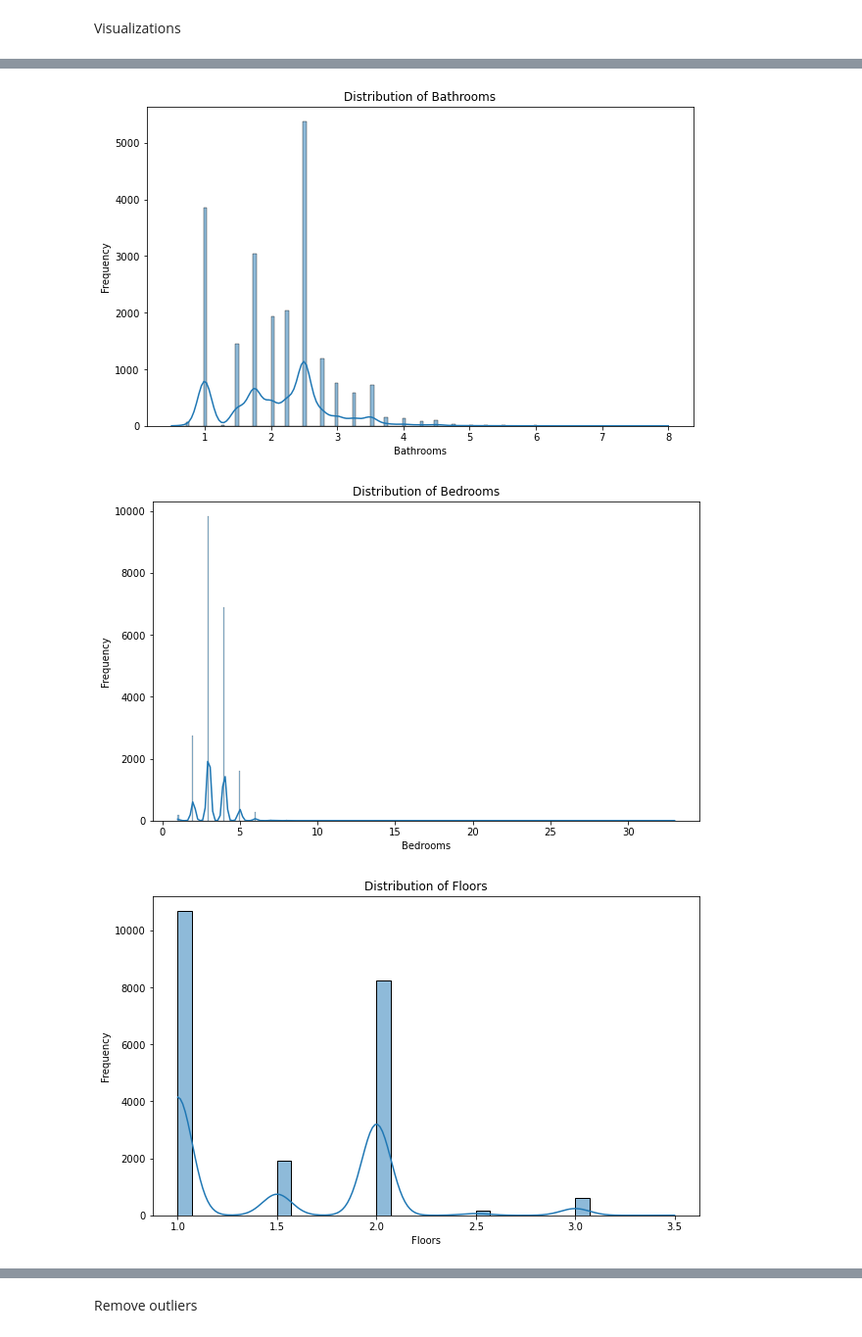
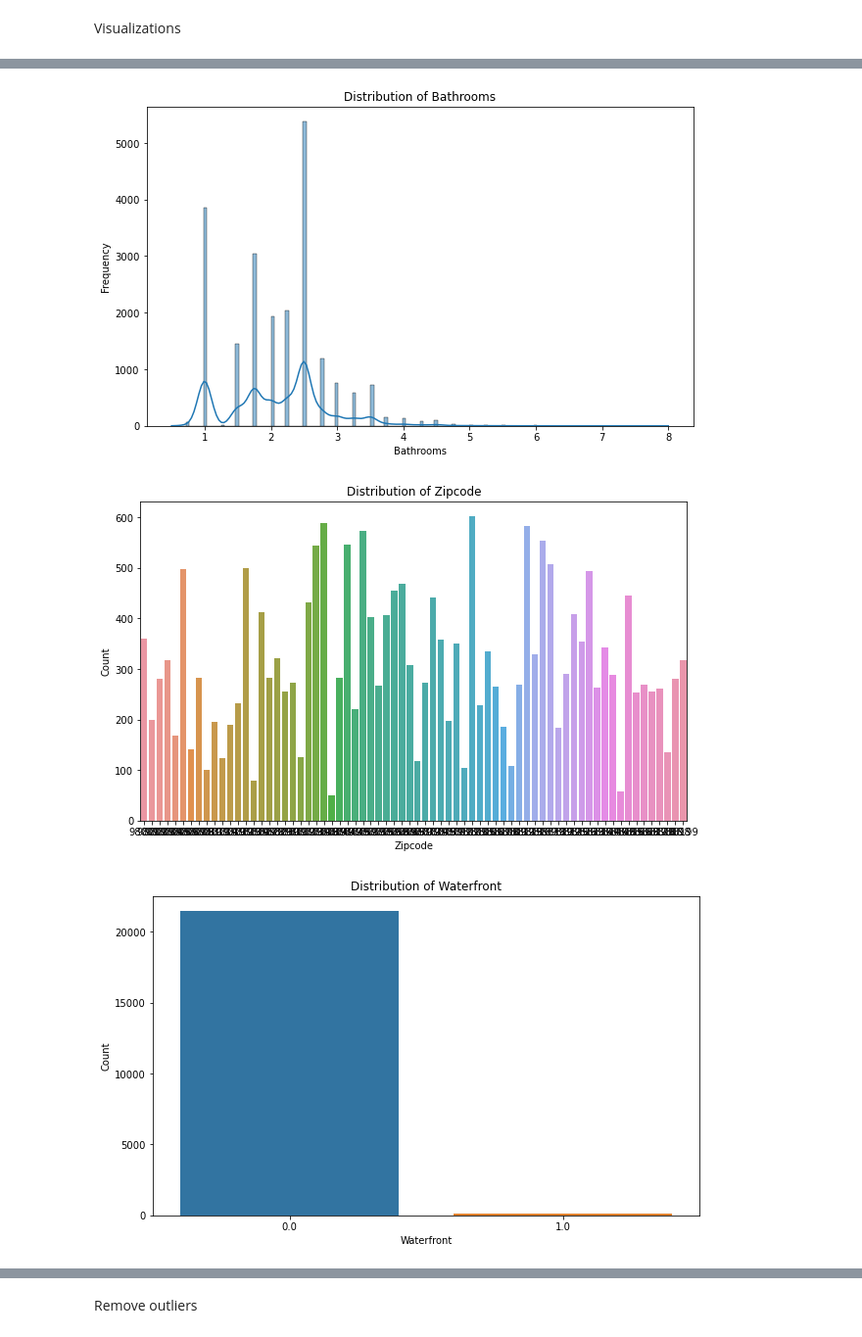
Before and after one commit to ANGI3MAINA/King-County-Housing-Analysis, a Jupyter notebook: index.ipynb, the cells around one changed output, grey strips where cells are left out. Shown at 98% size. Drawn from its saved outputs; the diff is of its cells as text; code cells hidden in the pictures.

Commit message:
EDA and initial visualizations

```diff
--- a/index.ipynb
+++ b/index.ipynb
@@ -110,7 +116,7 @@ King County dataset has:
 # %%
 # Columns to drop
 columns_to_drop = ['date', 'view', 'sqft_above', 'sqft_basement',
-                   'yr_renovated', 'zipcode', 'lat', 'long',
+                   'yr_renovated', 'lat', 'long',
                    'sqft_living15', 'sqft_lot15']
 
 # Drop the specified columns
@@ -222,0 +257,11 @@ SHAPE: (21594, 11)
+# %%
+# ensuring that 'zipcode' and 'waterfront' are categorical
+house_df_cleaned = house_df.copy()
+house_df_cleaned.loc[:, 'zipcode'] = house_df_cleaned['zipcode'].astype('category')
+house_df_cleaned.loc[:, 'waterfront'] = house_df_cleaned['waterfront'].astype('category')
+
+# Generate dummy variables for 'zipcode' and 'waterfront'
+house_df_dummies = pd.get_dummies(house_df_cleaned, columns=['zipcode', 'waterfront'], drop_first=True)
+
+# Display the first few rows of the transformed DataFrame
+house_df_dummies.head()
@@ -251,7 +329,7 @@ Name: price, dtype: float64
 # %%
-##SELECT relevant features with the highest correlations
+
 # Selected relevant features based on correlation and feature importance
-selected_features = ['price', 'sqft_living', 'grade', 'bathrooms', 'bedrooms', 'floors']
+selected_features = ['price', 'sqft_living', 'grade', 'bathrooms', 'zipcode', 'waterfront']
 # Select only the relevant columns
 house_df_relevant = house_df_cleaned[selected_features]
 # Display the first few rows to verify
@@ -266,20 +358,30 @@ house_df_relevant.head()
 # %%
-selected_features = ['price', 'sqft_living', 'grade', 'bathrooms', 'bedrooms', 'floors']
-# Distribution of house prices
+# Separate categorical and non-categorical variables
+categorical_features = ['zipcode', 'waterfront']
+numeric_features= ['price', 'sqft_living', 'grade', 'bathrooms']
 
-# Visualize the distribution of each continuous feature
-for feature in selected_features:
+# Plot distributions for non-categorical variables
+for feature in numeric_features:
     plt.figure(figsize=(10, 6))
     sns.histplot(house_df_relevant[feature], kde=True)
     plt.title(f'Distribution of {feature.capitalize()}')
     plt.xlabel(feature.capitalize())
     plt.ylabel('Frequency')
     plt.show()
+
+# Plot distributions for categorical variables
+for feature in categorical_features:
+    plt.figure(figsize=(10, 6))
+    sns.countplot(x=house_df_relevant[feature])
+    plt.title(f'Distribution of {feature.capitalize()}')
+    plt.xlabel(feature.capitalize())
+    plt.ylabel('Count')
+    plt.show()
 # %% [output]
 [figure]
 [figure]
 [figure]
 [figure]
-[figure, old version]
+[figure, new version]
-[figure, old version]
+[figure, new version]
 # %%
```
Also changed, not shown: parts of 23 cells of this notebook.
